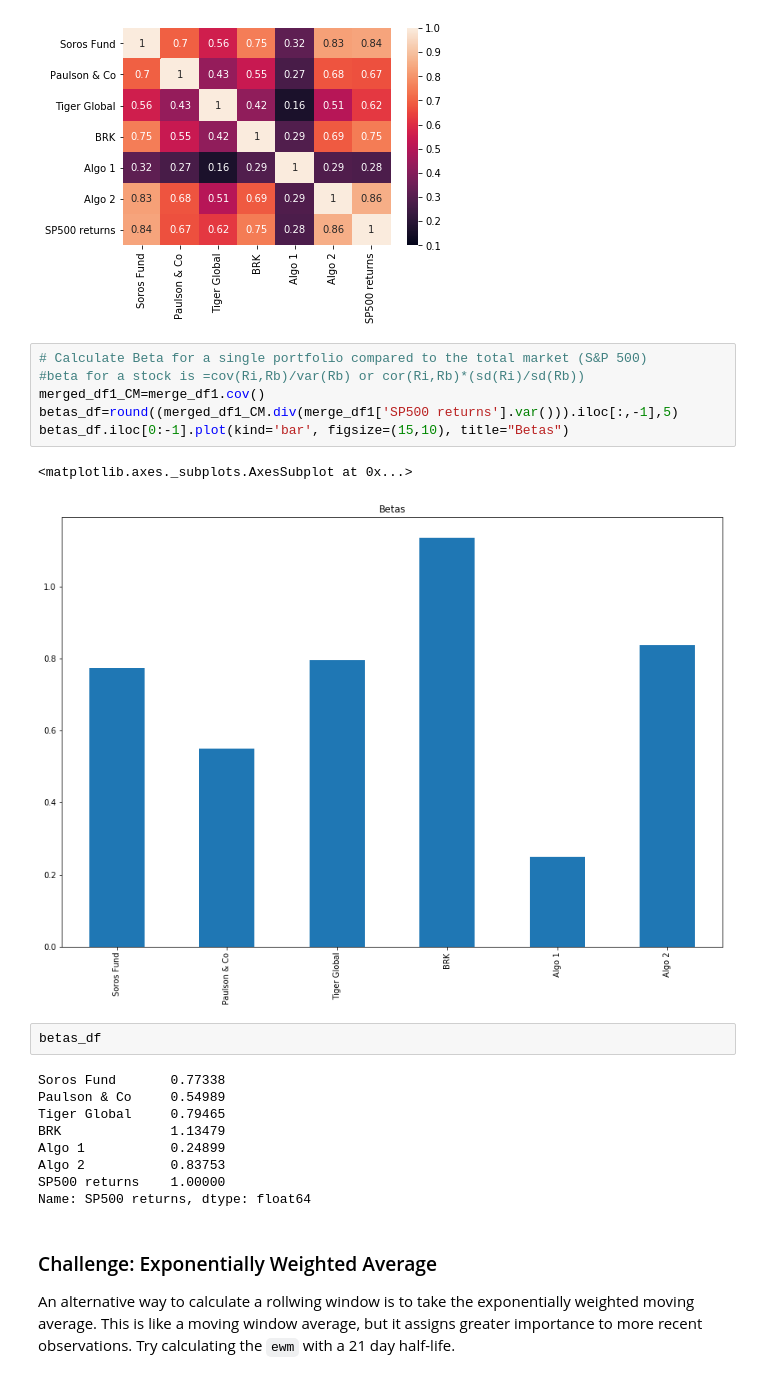
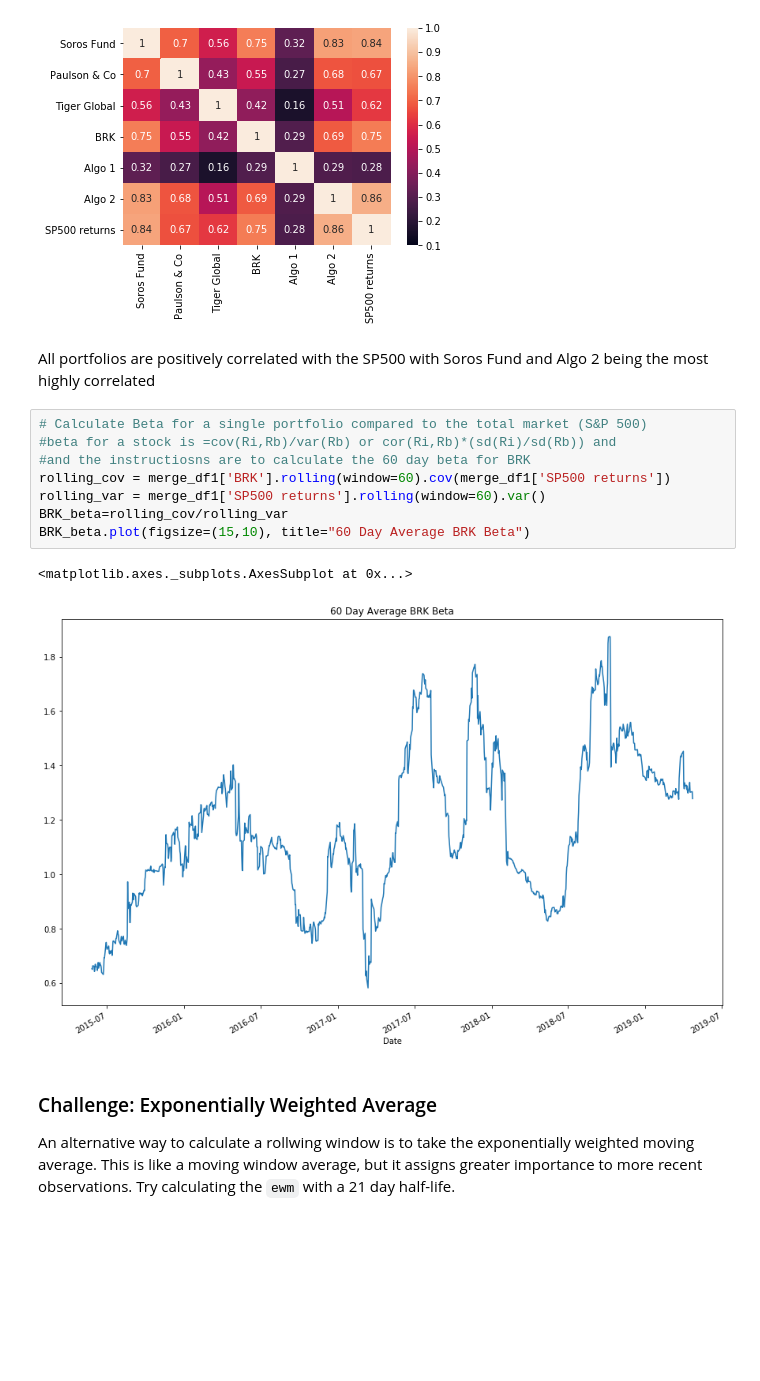
Before and after one commit to dbrims/pandas_homework, a Jupyter notebook: Panda_risk_HW.ipynb, the cells around one changed output. Cells and saved outputs as stored; diff of their text form; blank space fills up the shorter version.

```diff
--- a/Panda_risk_HW.ipynb
+++ b/Panda_risk_HW.ipynb
@@ -295,26 +295,19 @@ sns.heatmap(merge_df1.corr(), vmin=.1, vmax=1,annot=True)
 # %% [output]
 <matplotlib.axes._subplots.AxesSubplot at 0x...>
 [figure]
+# %% [markdown]
+All portfolios are positively correlated with the SP500 with Soros Fund and Algo 2 being the most highly correlated
 # %%
 # Calculate Beta for a single portfolio compared to the total market (S&P 500)
-#beta for a stock is =cov(Ri,Rb)/var(Rb) or cor(Ri,Rb)*(sd(Ri)/sd(Rb))
-merged_df1_CM=merge_df1.cov()
-betas_df=round((merged_df1_CM.div(merge_df1['SP500 returns'].var())).iloc[:,-1],5)
-betas_df.iloc[0:-1].plot(kind='bar', figsize=(15,10), title="Betas")
+#beta for a stock is =cov(Ri,Rb)/var(Rb) or cor(Ri,Rb)*(sd(Ri)/sd(Rb)) and
+#and the instructiosns are to calculate the 60 day beta for BRK
+rolling_cov = merge_df1['BRK'].rolling(window=60).cov(merge_df1['SP500 returns'])
+rolling_var = merge_df1['SP500 returns'].rolling(window=60).var()
+BRK_beta=rolling_cov/rolling_var
+BRK_beta.plot(figsize=(15,10), title="60 Day Average BRK Beta")
 # %% [output]
 <matplotlib.axes._subplots.AxesSubplot at 0x...>
-[figure, old version]
+[figure, new version]
-# %%
-betas_df
-# %% [output]
-Soros Fund       0.77338
-Paulson & Co     0.54989
-Tiger Global     0.79465
-BRK              1.13479
-Algo 1           0.24899
-Algo 2           0.83753
-SP500 returns    1.00000
-Name: SP500 returns, dtype: float64
 # %% [markdown]
 ### Challenge: Exponentially Weighted Average
 
```
Also changed, not shown: parts of 13 cells of this notebook.
